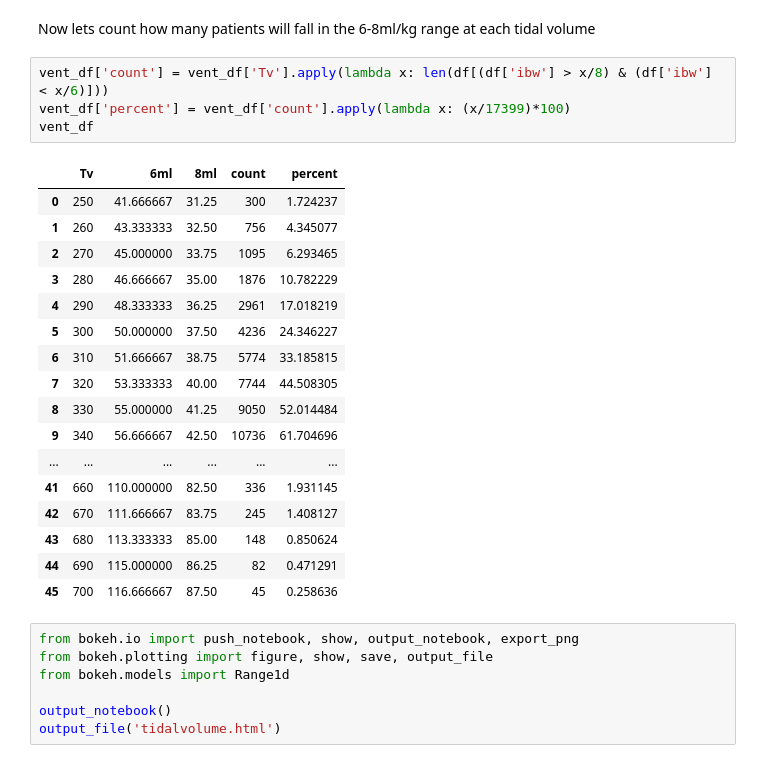
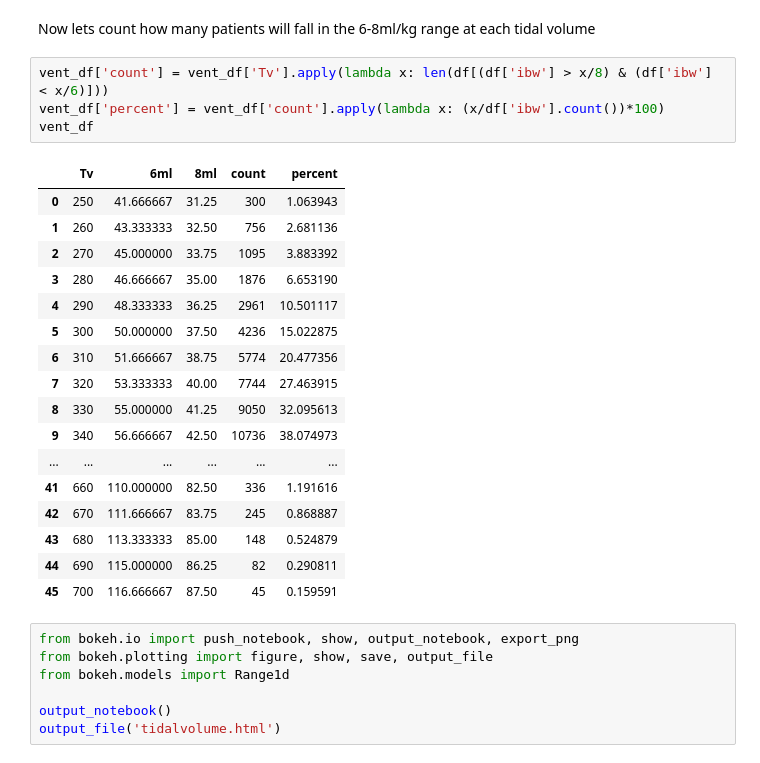
Before and after one commit to JMathiszig-Lee/theatre_weights, a Jupyter notebook: theatres.ipynb, the cells around one changed output. Saved outputs shown, nothing was run; the diff lists cells and outputs as text.

```diff
--- a/theatres.ipynb
+++ b/theatres.ipynb
@@ -144,26 +144,26 @@ vent_df.head()
 Now lets count how many patients will fall in the 6-8ml/kg range at each tidal volume
 # %%
 vent_df['count'] = vent_df['Tv'].apply(lambda x: len(df[(df['ibw'] > x/8) & (df['ibw'] < x/6)]))
-vent_df['percent'] = vent_df['count'].apply(lambda x: (x/17399)*100)
+vent_df['percent'] = vent_df['count'].apply(lambda x: (x/df['ibw'].count())*100)
 vent_df
 # %% [output]
 |  | Tv | 6ml | 8ml | count | percent |
-| 0 | 250 | 41.666667 | 31.25 | 300 | 1.724237 |
-| 1 | 260 | 43.333333 | 32.50 | 756 | 4.345077 |
-| 2 | 270 | 45.000000 | 33.75 | 1095 | 6.293465 |
-| 3 | 280 | 46.666667 | 35.00 | 1876 | 10.782229 |
-| 4 | 290 | 48.333333 | 36.25 | 2961 | 17.018219 |
-| 5 | 300 | 50.000000 | 37.50 | 4236 | 24.346227 |
-| 6 | 310 | 51.666667 | 38.75 | 5774 | 33.185815 |
-| 7 | 320 | 53.333333 | 40.00 | 7744 | 44.508305 |
-| 8 | 330 | 55.000000 | 41.25 | 9050 | 52.014484 |
-| 9 | 340 | 56.666667 | 42.50 | 10736 | 61.704696 |
+| 0 | 250 | 41.666667 | 31.25 | 300 | 1.063943 |
+| 1 | 260 | 43.333333 | 32.50 | 756 | 2.681136 |
+| 2 | 270 | 45.000000 | 33.75 | 1095 | 3.883392 |
+| 3 | 280 | 46.666667 | 35.00 | 1876 | 6.653190 |
+| 4 | 290 | 48.333333 | 36.25 | 2961 | 10.501117 |
+| 5 | 300 | 50.000000 | 37.50 | 4236 | 15.022875 |
+| 6 | 310 | 51.666667 | 38.75 | 5774 | 20.477356 |
+| 7 | 320 | 53.333333 | 40.00 | 7744 | 27.463915 |
+| 8 | 330 | 55.000000 | 41.25 | 9050 | 32.095613 |
+| 9 | 340 | 56.666667 | 42.50 | 10736 | 38.074973 |
 | ... | ... | ... | ... | ... | ... |
-| 41 | 660 | 110.000000 | 82.50 | 336 | 1.931145 |
-| 42 | 670 | 111.666667 | 83.75 | 245 | 1.408127 |
-| 43 | 680 | 113.333333 | 85.00 | 148 | 0.850624 |
-| 44 | 690 | 115.000000 | 86.25 | 82 | 0.471291 |
-| 45 | 700 | 116.666667 | 87.50 | 45 | 0.258636 |
+| 41 | 660 | 110.000000 | 82.50 | 336 | 1.191616 |
+| 42 | 670 | 111.666667 | 83.75 | 245 | 0.868887 |
+| 43 | 680 | 113.333333 | 85.00 | 148 | 0.524879 |
+| 44 | 690 | 115.000000 | 86.25 | 82 | 0.290811 |
+| 45 | 700 | 116.666667 | 87.50 | 45 | 0.159591 |
 # %%
 from bokeh.io import push_notebook, show, output_notebook, export_png
 from bokeh.plotting import figure, show, save, output_file
```
Also changed, not shown: parts of 2 cells of this notebook, 3 other files.
